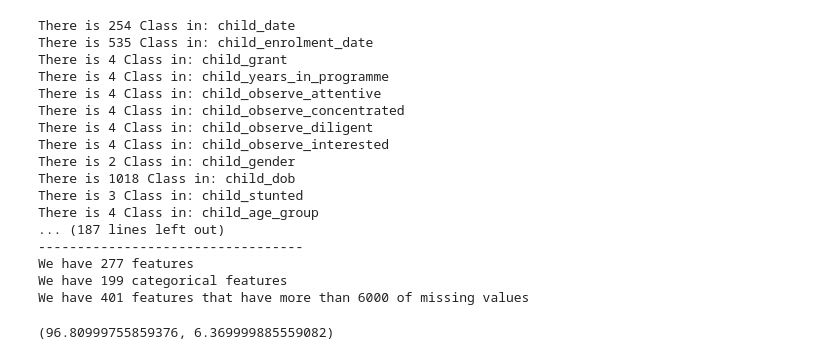
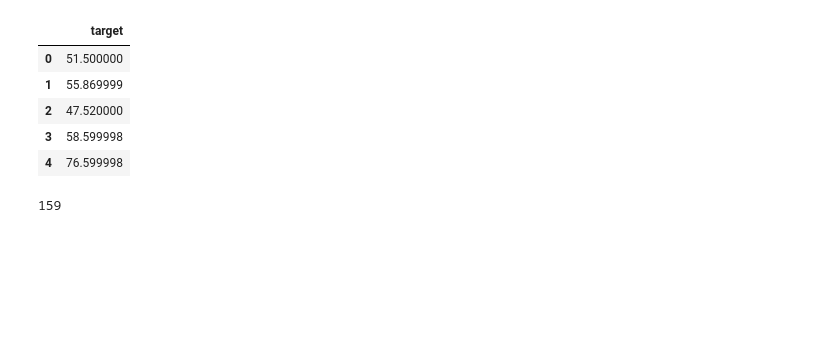
Before and after one commit to Kingston-5/DataDrive2030-Early-Learning-Predictors-Challenge, a Jupyter notebook: ECD_main.ipynb, the cells around one changed output. Saved outputs shown, nothing was run; the diff lists cells and outputs as text; code cells hidden in the pictures; blank space fills up the shorter version.

Commit message:
catboost trained on features selected based on correlation

```diff
--- a/ECD_main.ipynb
+++ b/ECD_main.ipynb
@@ -14,37 +23,20 @@ import eli5
 train = pd.read_csv('Train.csv')
 test = pd.read_csv('Test.csv')
 SampleSubmission = pd.read_csv('SampleSubmission.csv')
-# %%
-features = []; cat_features = []; not_features = []
-for k in train.columns[1:]:
-    if train[k].isnull().sum() < 6000:
-        features.append(k)
-        if train[k].dtype == 'O':
-            cat_features.append(k)
-            print('There is '+ str(len(train[k].value_counts()))+' Class in: ' +k)
-    else:
-        not_features.append(k)
-
-print('----------------------------------')
-print('We have '+str(len(features)) + ' features')
-print('We have '+str(len(cat_features)) + ' categorical features')
-print('We have '+str(len(not_features)) + ' features that have more than 6000 of missing values')
-# %% [output]
-There is 254 Class in: child_date
-There is 535 Class in: child_enrolment_date
-There is 4 Class in: child_grant
-There is 4 Class in: child_years_in_programme
-There is 4 Class in: child_observe_attentive
-There is 4 Class in: child_observe_concentrated
-There is 4 Class in: child_observe_diligent
-There is 4 Class in: child_observe_interested
-There is 2 Class in: child_gender
-There is 1018 Class in: child_dob
-There is 3 Class in: child_stunted
-There is 4 Class in: child_age_group
-... (187 lines left out)
-----------------------------------
-We have 277 features
-We have 199 categorical features
-We have 401 features that have more than 6000 of missing values
+# %%
+# identify target
+target_cols = []
+for i in train.columns.values:
+    if i not in test.columns.values:
+        target_cols.append(i)
+
+target = train[target_cols]
+train[target_cols].head()
+# %% [output]
+|  | target |
+| 0 | 51.500000 |
+| 1 | 55.869999 |
+| 2 | 47.520000 |
+| 3 | 58.599998 |
+| 4 | 76.599998 |
 # %%
@@ -53,7 +46,22 @@ test  = test[features[:-1]]
+# %%
+# select features according to correlatin to target
+
+# get the correlation of each feature with respect to the target (emmission)
+train_corr = train.corr()['target'].abs().sort_values(ascending=False)
+
+# get features with a correlation above a certain threshold
+features = train_corr[train_corr > 0].index.to_list()[1:]
+
+print(len(features))
+
+train = train[features]
+test  = test[features]
+
+# train['target'] = target
+# %% [output]
+159
 # %%
-max(train['target']), min(train['target'])
+# max(train['target']), min(train['target'])
-# %% [output]
-(96.80999755859376, 6.369999885559082)
 # %%
 train = train.fillna('')
 test  = test.fillna('')
```
Also changed, not shown: parts of 11 cells of this notebook, 7 other files.
